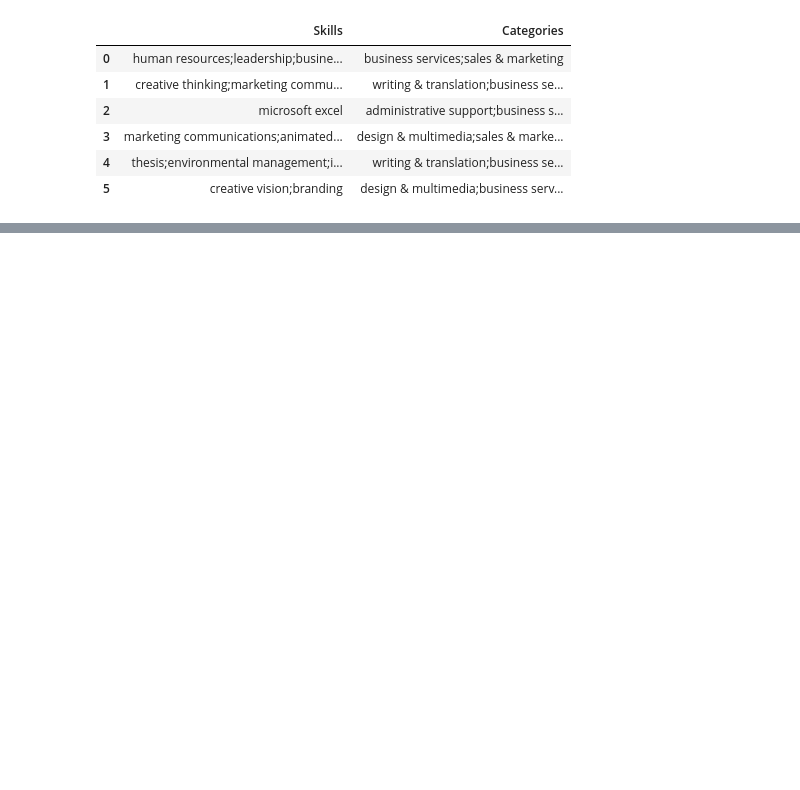
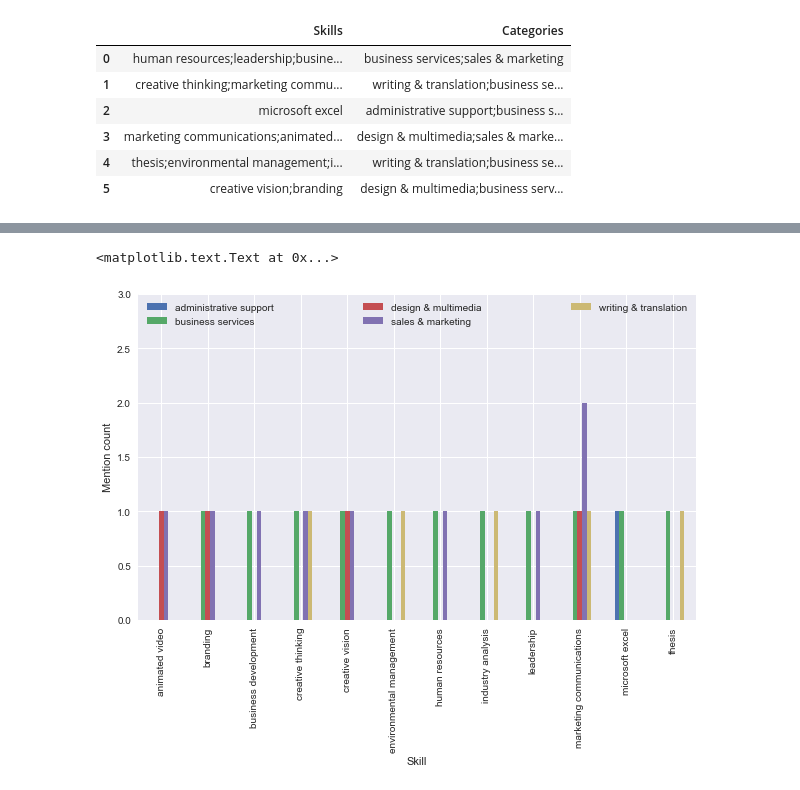
Before and after one commit to pjleimbigler/job2skills, a Jupyter notebook: job2skills.ipynb, the cells around one changed output, grey strips where cells are left out. Saved outputs shown, nothing was run; the diff lists cells and outputs as text; code cells hidden in the pictures; blank space fills up the shorter version.

Commit message:
implemented dict-based approaches and plotting

```diff
--- a/job2skills.ipynb
+++ b/job2skills.ipynb
@@ -49,0 +68,10 @@ The most naive approach is simply to create a new DataFrame that maps each categ
+# %%
+# This seems inefficient, but I don't know enough about
+# Python to improve it.
+# Build a dictionary "job2skills" that maps each job
+# category to a list of skills.
+for currcat, currskill in zip(categories, skills):
+    for c in currcat:
+        for s in currskill:
+            if s not in job2skills[c]:
+                job2skills[c].append(s)
@@ -49,0 +108,10 @@ The most naive approach is simply to create a new DataFrame that maps each categ
+# %%
+job2skills = defaultdict(dict)
+# %%
+for currcat, currskill in zip(categories, skills):
+    for c in currcat:
+        for s in currskill:
+            if s in job2skills[c].keys():
+                job2skills[c][s] += 1
+            else:
+                job2skills[c][s] = 1
@@ -49,0 +143,2 @@ The most naive approach is simply to create a new DataFrame that maps each categ
+# %%
+df2 = pd.DataFrame(job2skills).fillna(0).astype(int)
@@ -49,0 +161,13 @@ The most naive approach is simply to create a new DataFrame that maps each categ
+# %%
+import matplotlib.pyplot as plt
+%matplotlib inline
+
+fig, ax = plt.subplots(1, 1, figsize=(10,6))
+df2.plot(kind='bar', ax=ax)
+plt.ylim([0, 3])
+plt.legend(ncol=3, mode='expand')
+plt.xlabel('Skill')
+plt.ylabel('Mention count')
+# %% [output]
+<matplotlib.text.Text at 0x...>
+[figure, added]
```
Also changed, not shown: parts of 27 cells of this notebook.
